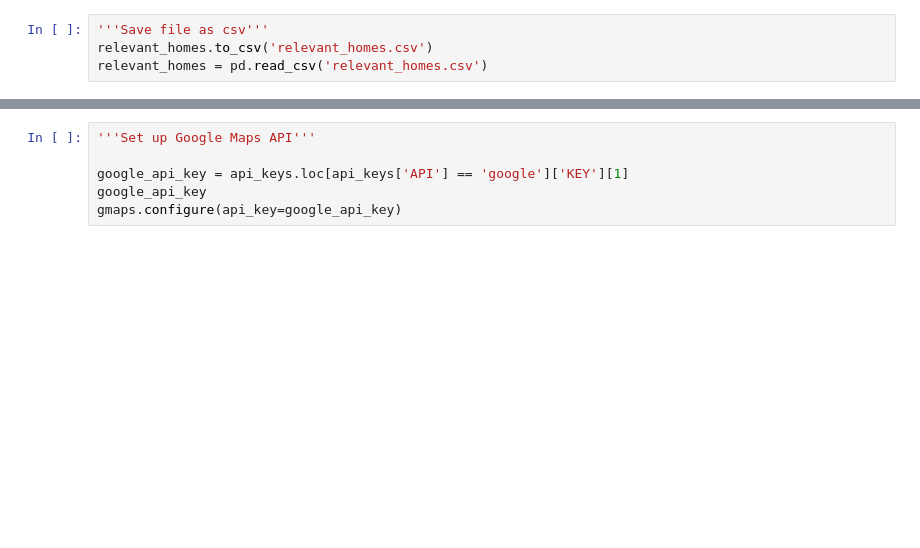
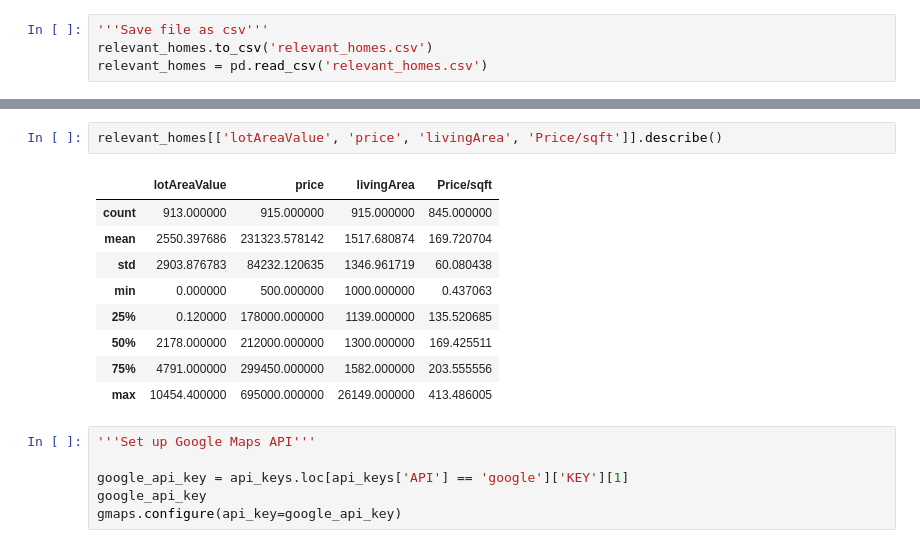
Before and after one commit to sgambale1974/Zillow_analysis, a Jupyter notebook: Zillow Real Estate Project.ipynb, the cells around one changed output, grey strips where cells are left out. Drawn from its saved outputs; the diff is of its cells as text; blank space fills up the shorter version.

```diff
--- a/Zillow Real Estate Project.ipynb
+++ b/Zillow Real Estate Project.ipynb
@@ -258,3 +339,15 @@ relevant_homes
+# %%
+relevant_homes[['lotAreaValue', 'price', 'livingArea', 'Price/sqft']].describe()
+# %% [output]
+|  | lotAreaValue | price | livingArea | Price/sqft |
+| count | 913.000000 | 915.000000 | 915.000000 | 845.000000 |
+| mean | 2550.397686 | 231323.578142 | 1517.680874 | 169.720704 |
+| std | 2903.876783 | 84232.120635 | 1346.961719 | 60.080438 |
+| min | 0.000000 | 500.000000 | 1000.000000 | 0.437063 |
+| 25% | 0.120000 | 178000.000000 | 1139.000000 | 135.520685 |
+| 50% | 2178.000000 | 212000.000000 | 1300.000000 | 169.425511 |
+| 75% | 4791.000000 | 299450.000000 | 1582.000000 | 203.555556 |
+| max | 10454.400000 | 695000.000000 | 26149.000000 | 413.486005 |
 # %%
 '''Set up Google Maps API'''
 
```
Also changed, not shown: parts of 19 cells of this notebook, 4 other files.
